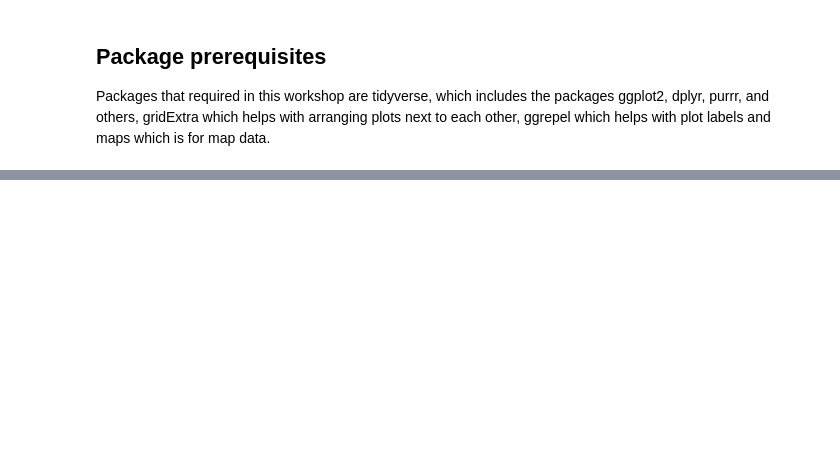
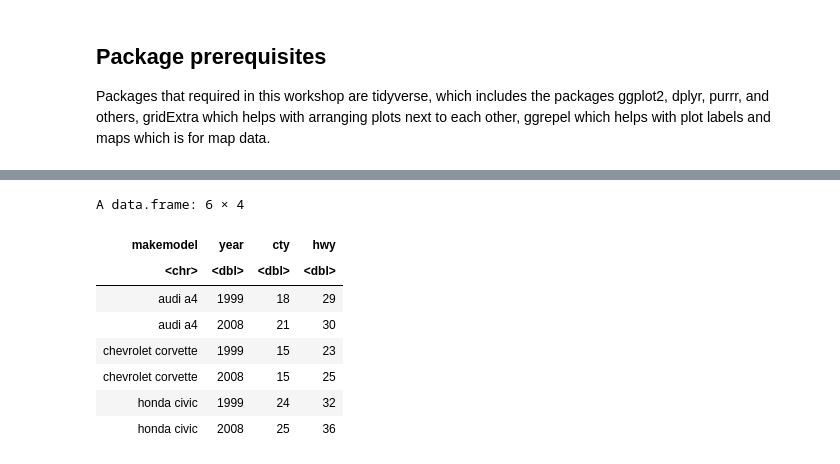
Before and after one commit to compbiocore/ccv_bootcamp_R, a Jupyter notebook: R_Workshop.ipynb, the cells around one changed output, grey strips where cells are left out. Drawn from its saved outputs; the diff is of its cells as text; code cells hidden in the pictures; blank space fills up the shorter version.

```diff
--- a/R_Workshop.ipynb
+++ b/R_Workshop.ipynb
@@ -1058,0 +1101,16 @@ library(maps)
+# %%
+table1 <- data.frame(makemodel=c("audi a4","audi a4","chevrolet corvette","chevrolet corvette","honda civic","honda civic"),
+                    year=rep(c(1999,2008),3),
+                    cty=c(18,21,15,15,24,25),
+                    hwy=c(29,30,23,25,32,36))
+table1
+# %% [output]
+A data.frame: 6 × 4
+| makemodel | year | cty | hwy |
+| <chr> | <dbl> | <dbl> | <dbl> |
+| audi a4 | 1999 | 18 | 29 |
+| audi a4 | 2008 | 21 | 30 |
+| chevrolet corvette | 1999 | 15 | 23 |
+| chevrolet corvette | 2008 | 15 | 25 |
+| honda civic | 1999 | 24 | 32 |
+| honda civic | 2008 | 25 | 36 |
```
Also changed, not shown: parts of 71 cells of this notebook.
